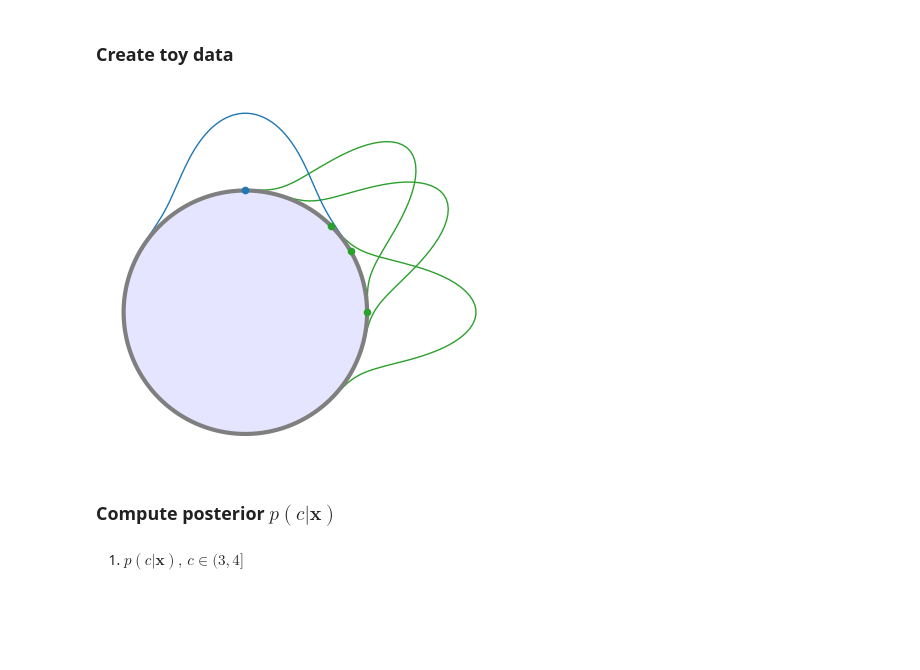
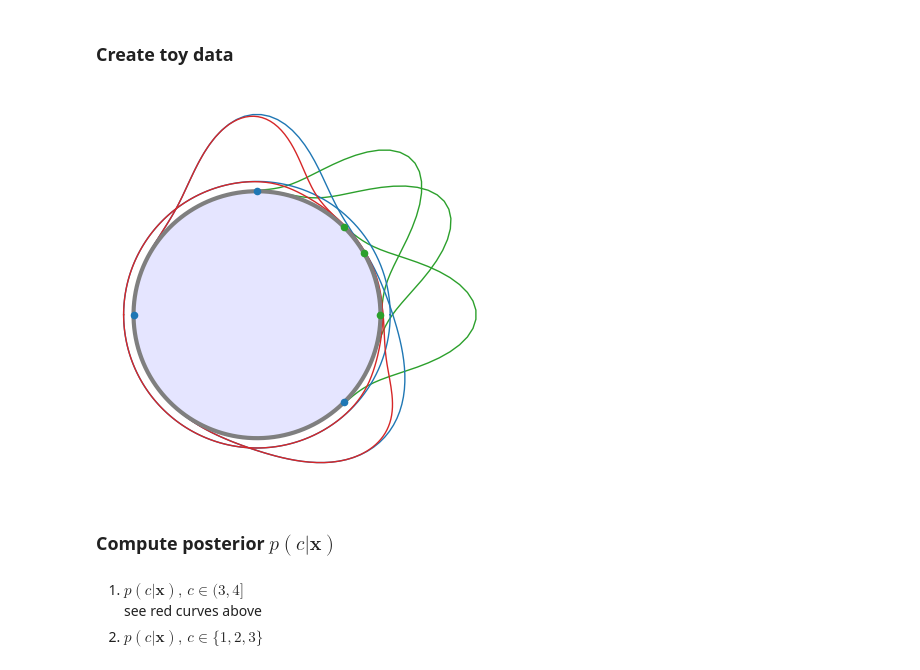
Before and after one commit to Leonid-Erlygin/text_uncertainty, a Jupyter notebook: notebooks/mc_in_osfr/mc_1d_sphere.ipynb, the cells around one changed output. Saved outputs shown, nothing was run; the diff lists cells and outputs as text; code cells hidden in the pictures; blank space fills up the shorter version.

```diff
--- a/notebooks/mc_in_osfr/mc_1d_sphere.ipynb
+++ b/notebooks/mc_in_osfr/mc_1d_sphere.ipynb
@@ -31,13 +33,21 @@ d = 2  # sphere dimention
 K = 3  # num_gallery_classes
 M = 20  # support of oog classes
 beta = 0.5  # oog class probability
-kappa_gallery = 40  # concetration of gallery classes
-num_samples = 1000  # number of MC samples
+kappa_gallery = 30  # concetration of gallery classes
+num_samples = 20000  # number of MC samples
 R = 1  # radius of the circle
+probe_z_distribution = "vMF"  # distribution of p(z|x)
+scale = 0.5
+
+fontsize = 20
+linewidth = 3
+dot_size = 80
 # %%
 class_center_angles = np.array([0, np.pi / 6, np.pi / 4])
+# class_center_angles = np.array([0, 2*np.pi / 3, 4*np.pi / 3])
 class_z_kappa = np.array([kappa_gallery] * K)
 
-probe_center_angles = np.array([np.pi / 2])
-probe_z_kappa = np.array([20])
+probe_center_angles = np.array([np.pi / 2, -np.pi / 4, np.pi])
+probe_z_kappa = np.array([10, 5, 0.01])
 colors = ["tab:green"] * K + ["tab:blue"] * len(probe_z_kappa)
+distribution_types = ["power"] * K + [probe_z_distribution] * len(probe_z_kappa)
@@ -44,33 +81,39 @@ colors = ["tab:green"] * K + ["tab:blue"] * len(probe_z_kappa)
 # %%
-fontsize = 20
-linewidth = 3
-dot_size = 80
 fig, ax = plt.subplots(figsize=(5, 5))
 draw_circle(ax, linewidth)
 
-for color, angle, kappa in zip(
+for color, distribution_type, angle, kappa in zip(
     colors,
+    distribution_types,
     np.concatenate([class_center_angles, probe_center_angles]),
     np.concatenate([class_z_kappa, probe_z_kappa]),
 ):
     draw_dencity(
         angle,
         kappa,
         ax,
         linewidth=1,
         color=color,
-        range=np.pi / 2,
-        scale=0.5,
+        range=np.pi,
+        scale=scale,
         draw_center=True,
         dot_size=20,
-        type="power",
+        type=distribution_type,
     )
-
+p_c_x_oog = []
+for angle, kappa in zip(probe_center_angles, probe_z_kappa):
+    dencities = draw_oog_dencity(
+        ax, angle, kappa, class_center_angles, class_z_kappa, scale
+    )
+    p_c_x_oog.append(dencities)
+p_c_x_oog = np.array(p_c_x_oog)
 fig.gca().set_aspect("equal")
 fig.show()
 # %% [output]
-[figure, old version]
+[figure, new version]
 # %% [markdown]
 ### Compute posterior $p(c|\textbf{x})$
 # %% [markdown]
 1. $p(c|\textbf{x}),\, c\in (3,4]$
+see red curves above
+2. $p(c|\textbf{x}),\, c\in \{1, 2, 3\}$
```
Also changed, not shown: parts of 14 cells of this notebook, 2 other files.
